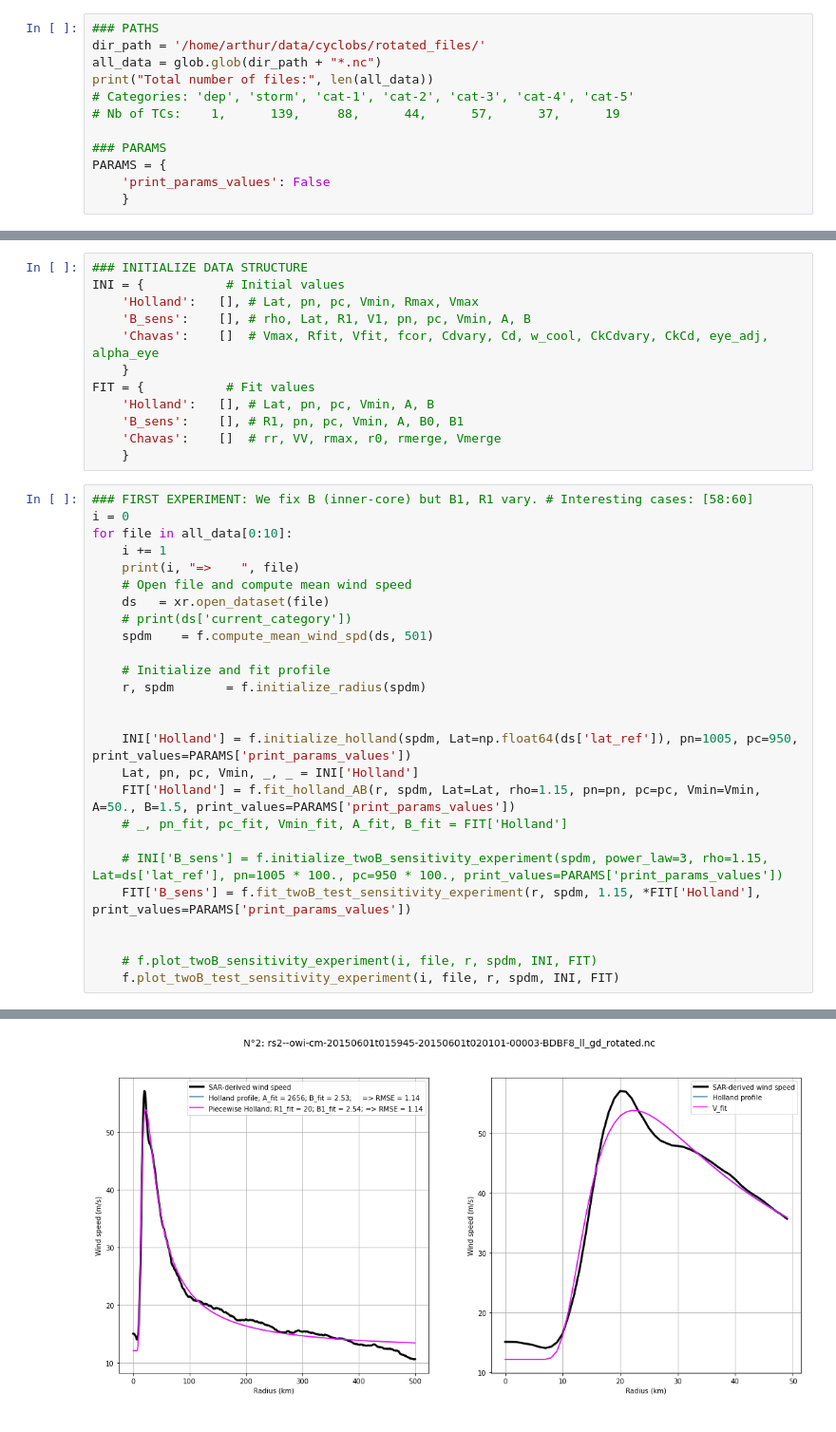
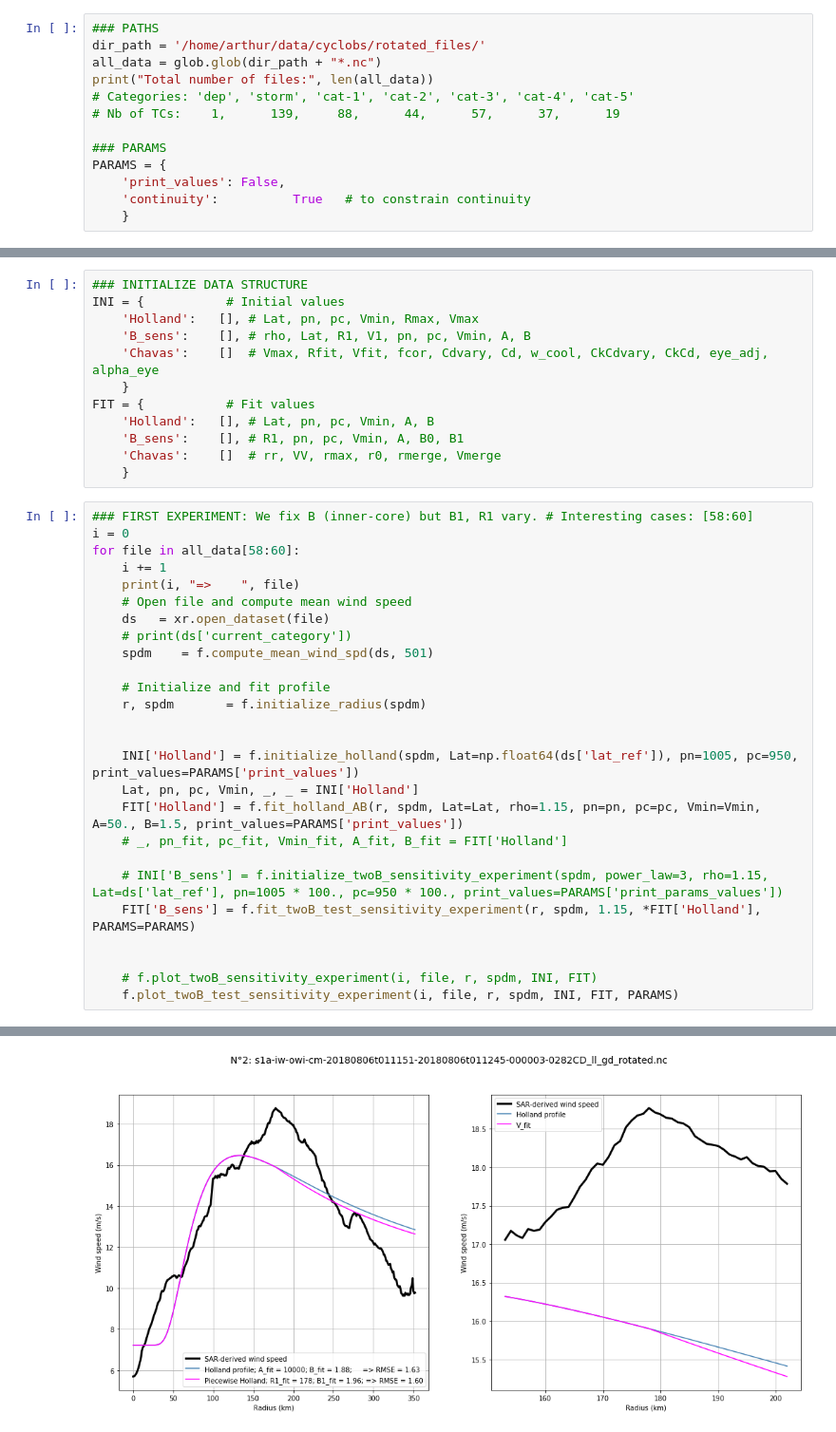
Before and after one commit to Arthur117/wind_profiles, a Jupyter notebook: B_sensitivity_2B.ipynb, the cells around one changed output, grey strips where cells are left out. Shown: that part at 95% size. Cells and saved outputs as stored; diff of their text form.

Commit message:
2B sensitivity ok

```diff
--- a/B_sensitivity_2B.ipynb
+++ b/B_sensitivity_2B.ipynb
@@ -43,7 +46,8 @@ print("Total number of files:", len(all_data))
 
 ### PARAMS
 PARAMS = {
-    'print_params_values': False
+    'print_values': False,
+    'continuity':          True   # to constrain continuity
     }
 # %% [output]
 Total number of files: 385
@@ -62,7 +66,7 @@ FIT = {           # Fit values
 # %%
 ### FIRST EXPERIMENT: We fix B (inner-core) but B1, R1 vary. # Interesting cases: [58:60]
 i = 0
-for file in all_data[0:10]:
+for file in all_data[58:60]:
     i += 1
     print(i, "=>    ", file)
     # Open file and compute mean wind speed
@@ -74,15 +78,15 @@ for file in all_data[0:10]:
     r, spdm       = f.initialize_radius(spdm)
 
 
-    INI['Holland'] = f.initialize_holland(spdm, Lat=np.float64(ds['lat_ref']), pn=1005, pc=950, print_values=PARAMS['print_params_values'])
+    INI['Holland'] = f.initialize_holland(spdm, Lat=np.float64(ds['lat_ref']), pn=1005, pc=950, print_values=PARAMS['print_values'])
     Lat, pn, pc, Vmin, _, _ = INI['Holland']
-    FIT['Holland'] = f.fit_holland_AB(r, spdm, Lat=Lat, rho=1.15, pn=pn, pc=pc, Vmin=Vmin, A=50., B=1.5, print_values=PARAMS['print_params_values'])
+    FIT['Holland'] = f.fit_holland_AB(r, spdm, Lat=Lat, rho=1.15, pn=pn, pc=pc, Vmin=Vmin, A=50., B=1.5, print_values=PARAMS['print_values'])
     # _, pn_fit, pc_fit, Vmin_fit, A_fit, B_fit = FIT['Holland']
 
     # INI['B_sens'] = f.initialize_twoB_sensitivity_experiment(spdm, power_law=3, rho=1.15, Lat=ds['lat_ref'], pn=1005 * 100., pc=950 * 100., print_values=PARAMS['print_params_values'])
-    FIT['B_sens'] = f.fit_twoB_test_sensitivity_experiment(r, spdm, 1.15, *FIT['Holland'], print_values=PARAMS['print_params_values'])
+    FIT['B_sens'] = f.fit_twoB_test_sensitivity_experiment(r, spdm, 1.15, *FIT['Holland'], PARAMS=PARAMS)
 
 
     # f.plot_twoB_sensitivity_experiment(i, file, r, spdm, INI, FIT)
-    f.plot_twoB_test_sensitivity_experiment(i, file, r, spdm, INI, FIT)
+    f.plot_twoB_test_sensitivity_experiment(i, file, r, spdm, INI, FIT, PARAMS)
 # %% [output]
@@ -100 +96 @@ for file in all_data[0:10]:
-[figure, old version]
+[figure, new version]
```
Also changed, not shown: parts of 2 cells of this notebook, 1 other file.
